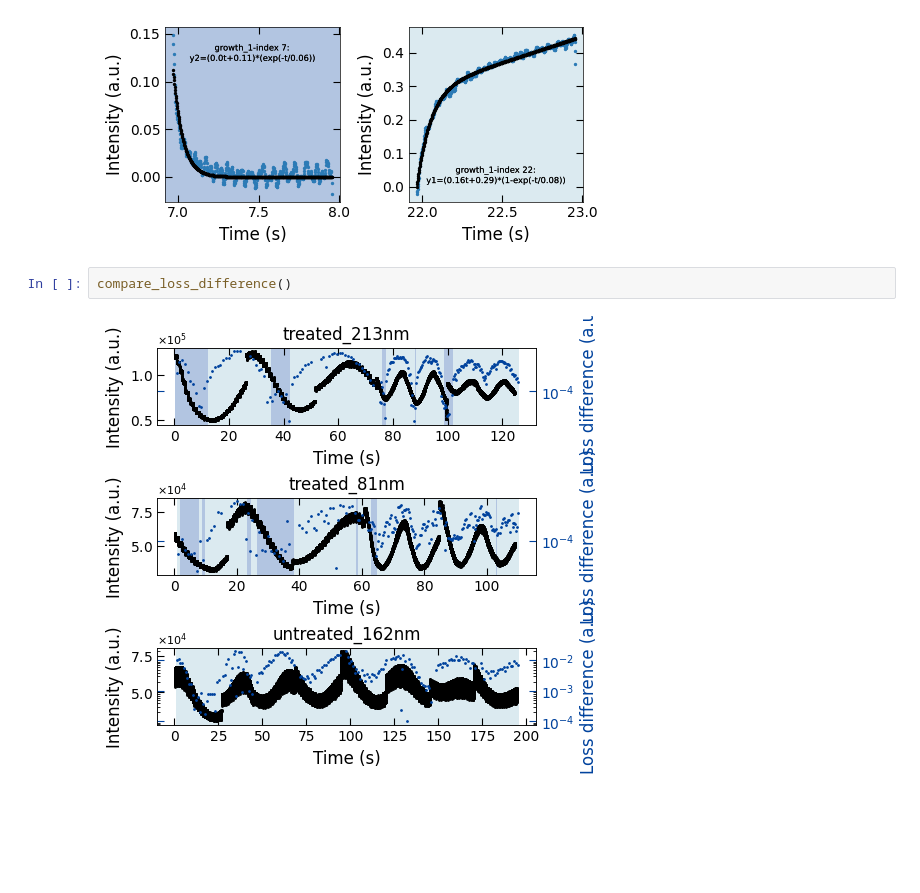
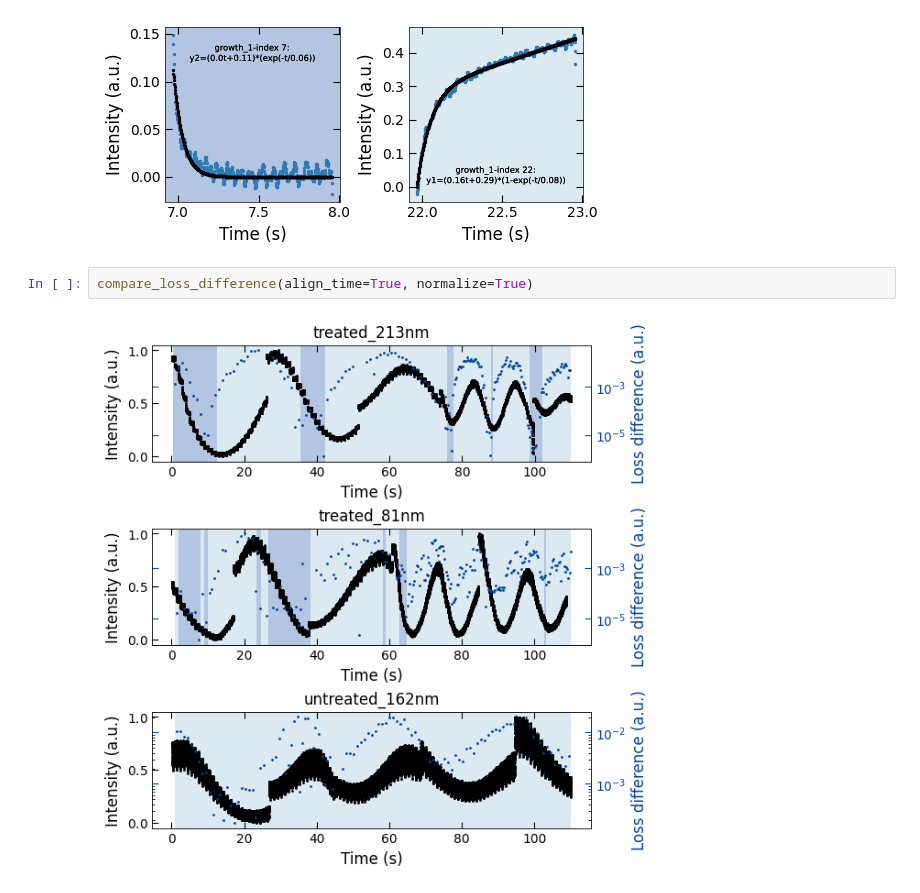
Before and after one commit to yig319/m3_learning, a Jupyter notebook: m3_learning/papers/2023_RHEED_PLD_SrTiO3/6_Growth_mechanism.ipynb, the cells around one changed output. Cells and saved outputs as stored; diff of their text form; blank space fills up the shorter version.

```diff
--- a/m3_learning/papers/2023_RHEED_PLD_SrTiO3/6_Growth_mechanism.ipynb
+++ b/m3_learning/papers/2023_RHEED_PLD_SrTiO3/6_Growth_mechanism.ipynb
@@ -24,7 +24,7 @@ decay_curve_examples(D1_para, 'spot_2', 'img_sum', fit_settings, savefig=True, s
 # %% [output]
 [figure]
 # %%
-compare_loss_difference()
+compare_loss_difference(align_time=True, normalize=True)
 # %% [output]
-[figure, old version]
+[figure, new version]
 # %%
```
Also changed, not shown: parts of 2 cells of this notebook, 14 other files.
